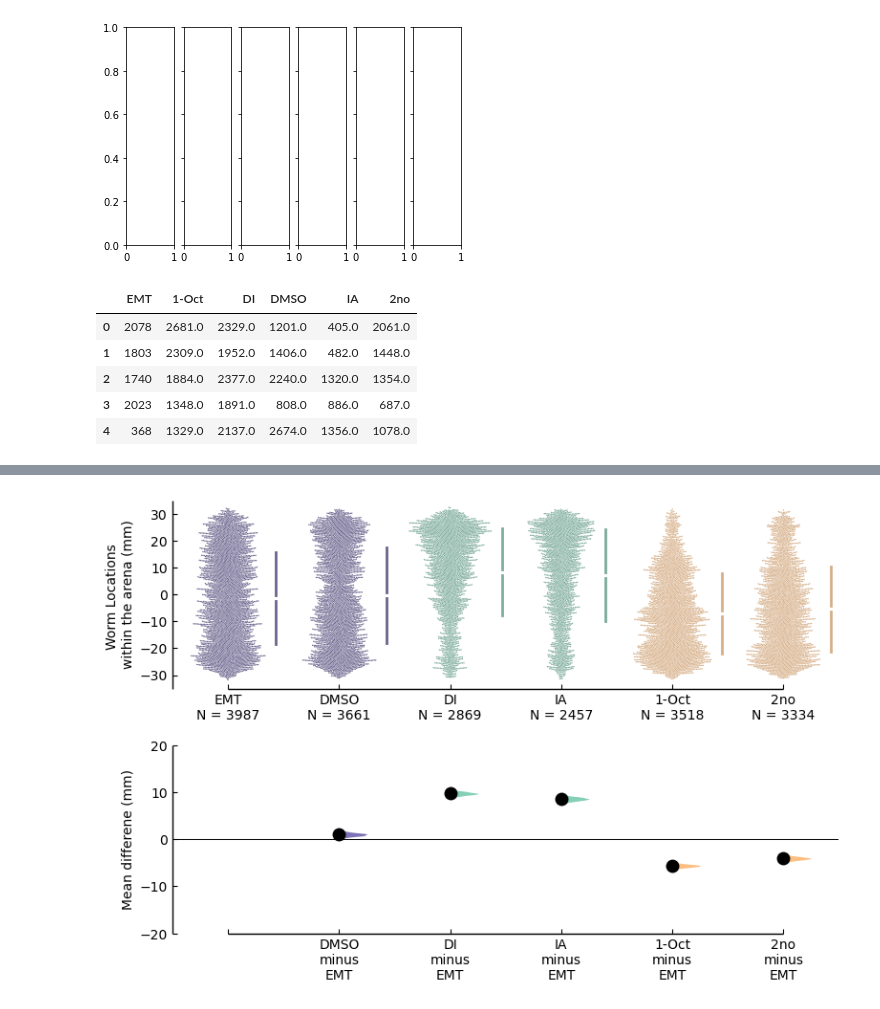
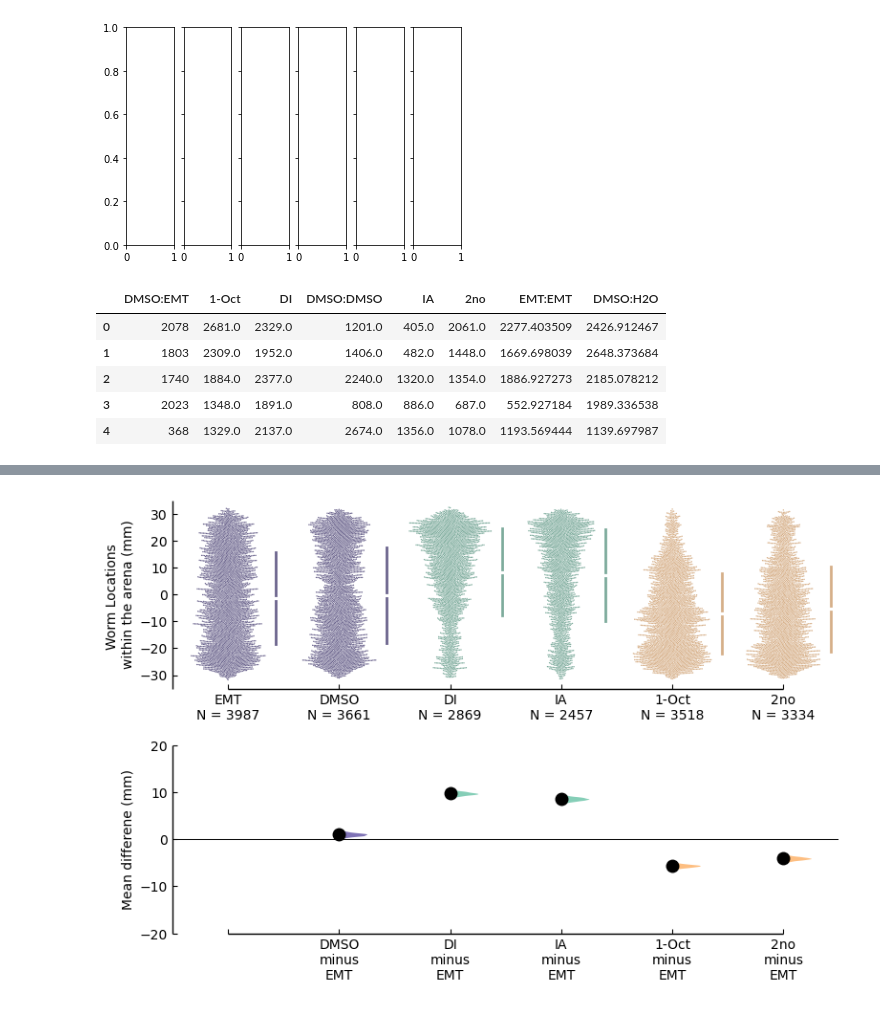
Before and after one commit to Neuroplant-Resources/Neuroplant-OWL, a Jupyter notebook: MS1/MS1_analysis.ipynb, the cells around one changed output, grey strips where cells are left out. Saved outputs shown, nothing was run; the diff lists cells and outputs as text; code cells hidden in the pictures.

```diff
--- a/MS1/MS1_analysis.ipynb
+++ b/MS1/MS1_analysis.ipynb
@@ -170,0 +193,5 @@ analysis_data.head()
+# %%
+ms2['Compound']=ms2.apply(
+    lambda row: add_compound(row, ms2_md), axis=1)
+ms2['Compound Name'] = ms2['Compound']
+ms2.head()
@@ -170,0 +205,4 @@ analysis_data.head()
+# %%
+frames = [analysis_data, ms2]
+all_msDat = pd.concat(frames)
+all_msDat.head()
@@ -170,0 +216,5 @@ analysis_data.head()
+# %%
+all_msDat=all_msDat.replace('MT', 'EMT:EMT')
+all_msDat=all_msDat.replace('EMT', 'DMSO:EMT')
+all_msDat=all_msDat.replace('DMSO', 'DMSO:DMSO')
+all_msDat.head()
@@ -217,35 +283,35 @@ fig.savefig('D:/_2021_08_screen/practice_run/figs/plot.tiff', dpi=1200)
 FileNotFoundError: No such file: 'D:\_2021_08_screen\practice_run\representatives\DMSO.tiff'
 [figure]
 # %%
-wrm_locs_fldr = plb.Path('D:/_2021_08_screen/practice_run/ia_927/')
+wrm_locs_fldr = plb.Path('C:/Users/Emily/Documents/_2021_08_screen/MS1/ia/')
 # %%
 def get_worm_locs(row, wrms, result_dict):
 
     fname = row['File Name']
     wellnum = row['WellNo']
     loc_fname =  wrms.joinpath('loc_' + fname + '_' + wellnum + '.csv')
     temp = pd.read_csv(loc_fname)
     compound = row['Compound Name']
     xs = temp['X']
     #xs = list(temp['centroid-1'])
     if compound in result_dict:
         result_dict[compound] = result_dict[compound].append(xs)
         result_dict[compound].reset_index(inplace=True, drop=True)
         #result_dict[compound] = result_dict[compound]+xs
     else:
         result_dict[compound]=xs
 
     return result_dict
 
 ref_dict = {}
-for index, row in analysis_data.iterrows():
+for index, row in all_msDat.iterrows():
     ref_locs = get_worm_locs(row, wrm_locs_fldr, ref_dict)
 ref_df = pd.DataFrame.from_dict(ref_dict)
 ref_df.head()
 # %% [output]
-|  | EMT | 1-Oct | DI | DMSO | IA | 2no |
-| 0 | 2078 | 2681.0 | 2329.0 | 1201.0 | 405.0 | 2061.0 |
-| 1 | 1803 | 2309.0 | 1952.0 | 1406.0 | 482.0 | 1448.0 |
-| 2 | 1740 | 1884.0 | 2377.0 | 2240.0 | 1320.0 | 1354.0 |
-| 3 | 2023 | 1348.0 | 1891.0 | 808.0 | 886.0 | 687.0 |
-| 4 | 368 | 1329.0 | 2137.0 | 2674.0 | 1356.0 | 1078.0 |
+|  | DMSO:EMT | 1-Oct | DI | DMSO:DMSO | IA | 2no | EMT:EMT | DMSO:H2O |
+| 0 | 2078 | 2681.0 | 2329.0 | 1201.0 | 405.0 | 2061.0 | 2277.403509 | 2426.912467 |
+| 1 | 1803 | 2309.0 | 1952.0 | 1406.0 | 482.0 | 1448.0 | 1669.698039 | 2648.373684 |
+| 2 | 1740 | 1884.0 | 2377.0 | 2240.0 | 1320.0 | 1354.0 | 1886.927273 | 2185.078212 |
+| 3 | 2023 | 1348.0 | 1891.0 | 808.0 | 886.0 | 687.0 | 552.927184 | 1989.336538 |
+| 4 | 368 | 1329.0 | 2137.0 | 2674.0 | 1356.0 | 1078.0 | 1193.569444 | 1139.697987 |
```
Also changed, not shown: parts of 18 cells of this notebook, 10 other files.
